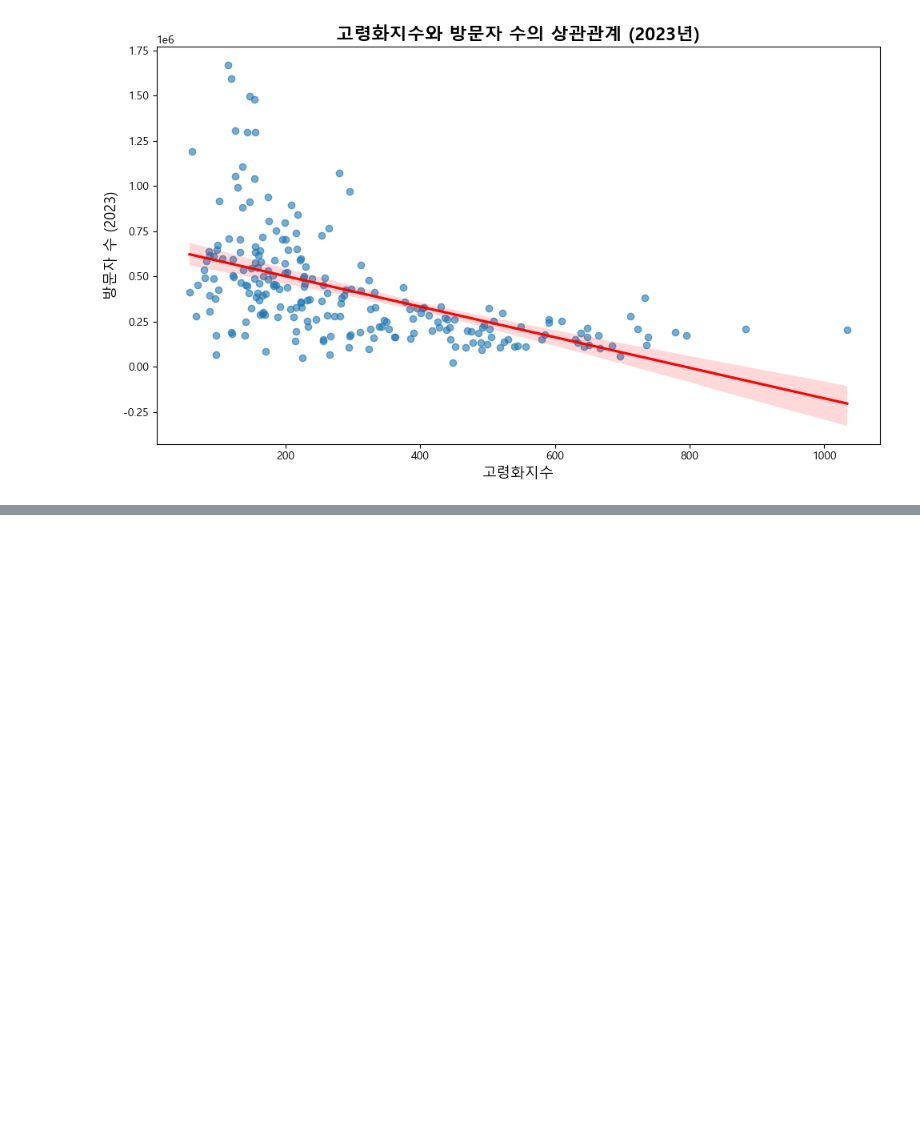
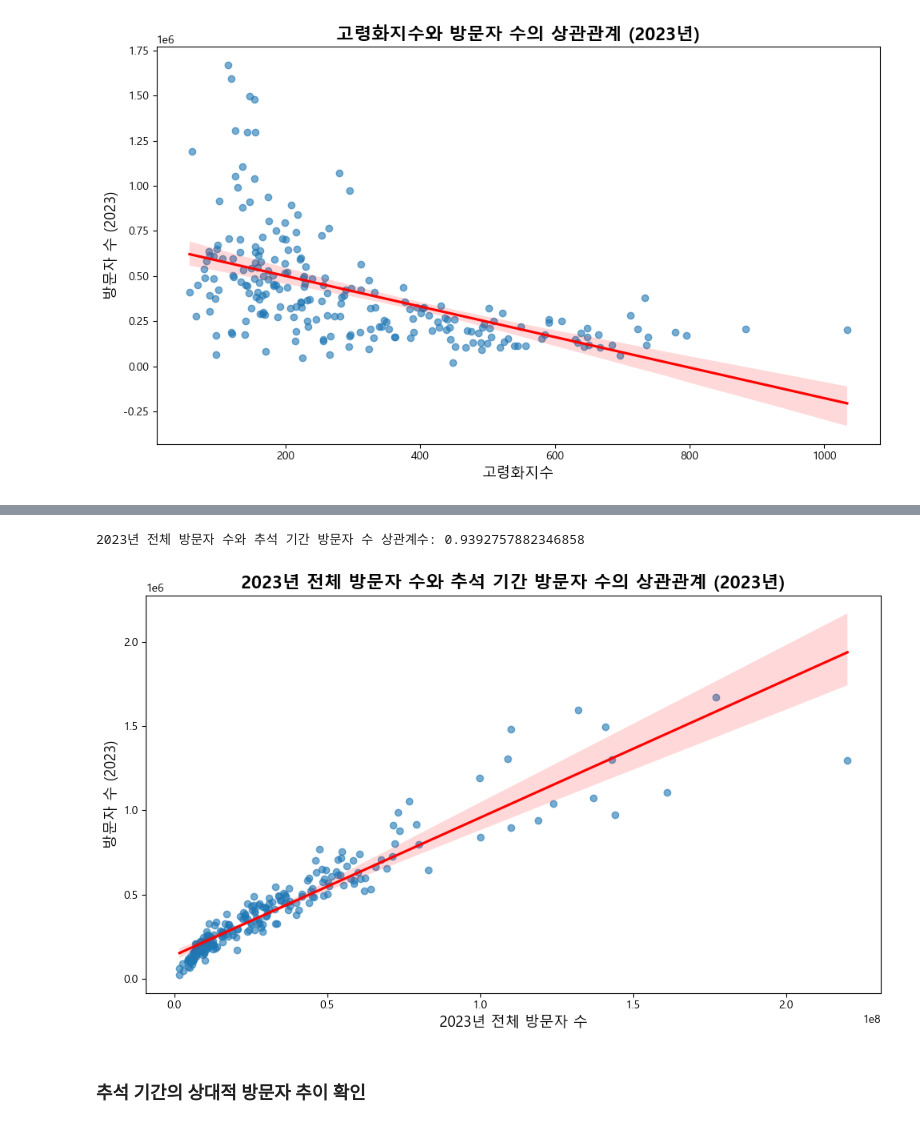
Before and after one commit to KSS095/TIL, a Jupyter notebook: 99_pjt/04_05-project/04_pjt.ipynb, the cells around one changed output, grey strips where cells are left out. Drawn from its saved outputs; the diff is of its cells as text; code cells hidden in the pictures; blank space fills up the shorter version.

```diff
--- a/99_pjt/04_05-project/04_pjt.ipynb
+++ b/99_pjt/04_05-project/04_pjt.ipynb
@@ -881,5 +881,7 @@ print(df_fav[["광역지자체명", "기초지자체명", "유성구 거리(km)"
 # %% [markdown]
 ### 추가 데이터 수집 및 전처리
 # %%
-df_new = pd.read_excel("data/고령화_인구수통합.xlsx")
+df_new = pd.read_excel("data/2023_고령화_인구수통합.xlsx")
+# %%
+df_2023_visits = pd.read_csv("data/202301-202312_방문자수.csv")
 # %%
@@ -917,3 +914,15 @@ Data columns (total 25 columns):
 dtypes: float64(18), int64(3), object(4)
 memory usage: 44.9+ KB
 None
+# %%
+# 기존 df_final 과 병합 (광역지자체명 + 기초지자체명 기준)
+df_real_final = pd.merge(
+    df_real_final,
+    df_2023_visits,
+    on=["광역지자체명", "기초지자체명"],
+    how="left"
+)
+
+# 확인
+# print(df_real_final.info())
+print(df_real_final.head())
@@ -1034,0 +1085,34 @@ plt.show()
+# %%
+# 2023년 전체 방문자 수와 추석 기간 방문자 수 상관관계
+
+plt.rc("font", family="Malgun Gothic")  # 한글 폰트 적용
+plt.rc("axes", unicode_minus=False)
+
+# -----------------------------
+# 1. 상관관계 계산
+# -----------------------------
+corr_value = df_real_final["기초지자체 방문자 수"].corr(df_real_final["기초지자체 방문자 수_2023"])
+print("2023년 전체 방문자 수와 추석 기간 방문자 수 상관계수:", corr_value)
+
+# -----------------------------
+# 2. 시각화 (산점도 + 회귀선)
+# -----------------------------
+plt.figure(figsize=(10,6))
+sns.regplot(
+    x="기초지자체 방문자 수",
+    y="기초지자체 방문자 수_2023",
+    data=df_real_final,
+    scatter_kws={"alpha":0.6},
+    line_kws={"color":"red"}
+)
+
+plt.title("2023년 전체 방문자 수와 추석 기간 방문자 수의 상관관계 (2023년)", fontsize=16, weight="bold")
+plt.xlabel("2023년 전체 방문자 수", fontsize=13)
+plt.ylabel("방문자 수 (2023)", fontsize=13)
+plt.tight_layout()
+plt.show()
+# %% [output]
+2023년 전체 방문자 수와 추석 기간 방문자 수 상관계수: 0.9392757882346858
+[figure, added]
+# %% [markdown]
+### 추석 기간의 상대적 방문자 추이 확인
```
Also changed, not shown: parts of 23 cells of this notebook.
